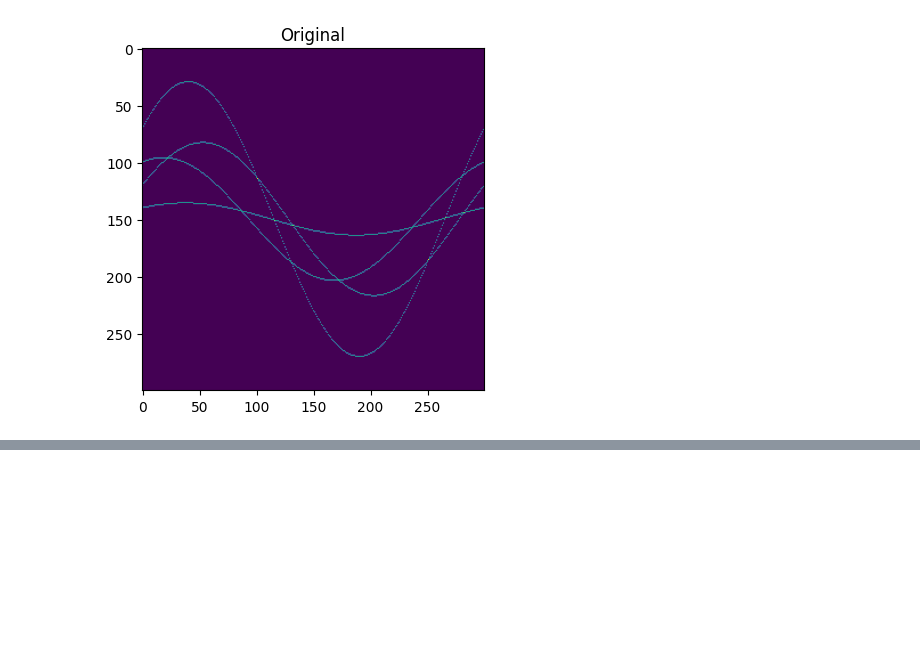
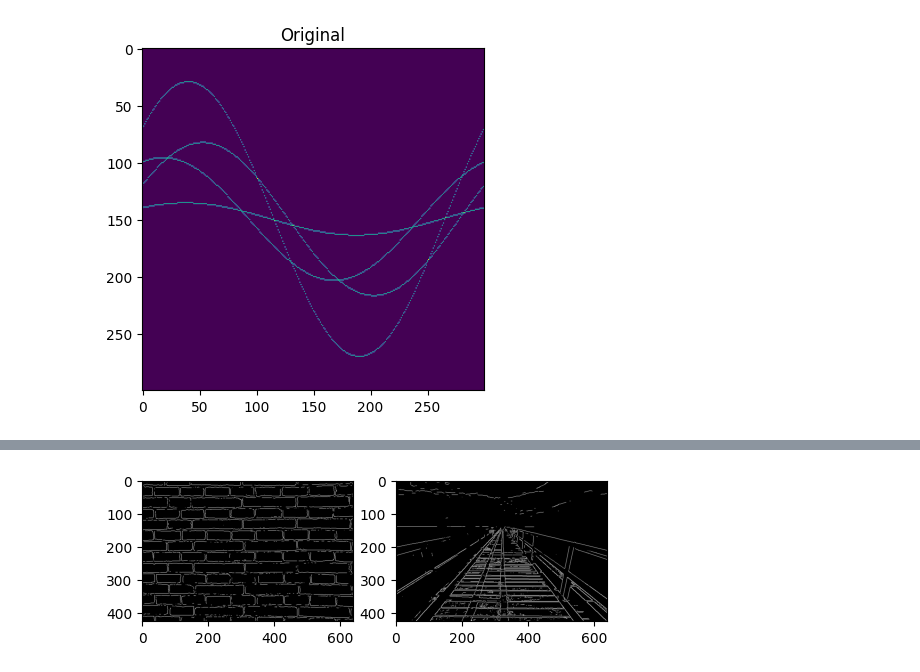
Before and after one commit to theBOSS121/uzassignment3, a Jupyter notebook: exercise3.ipynb, the cells around one changed output, grey strips where cells are left out. Cells and saved outputs as stored; diff of their text form; code cells hidden in the pictures; blank space fills up the shorter version.

```diff
--- a/exercise3.ipynb
+++ b/exercise3.ipynb
@@ -91,0 +261,11 @@ plt.show()
+# %%
+tempEdges4, tempEdgesThinned4 = findedges(temp4, 1, 50)
+tempEdges5, tempEdgesThinned5 = findedges(temp5, 1, 20)
+f = plt.figure(figsize=(6, 4))
+f.add_subplot(1, 2, 1)
+plt.imshow(tempEdgesThinned4, cmap="gray")
+f.add_subplot(1, 2, 2)
+plt.imshow(tempEdgesThinned5, cmap="gray")
+plt.show()
+# %% [output]
+[figure, added]
```
Also changed, not shown: parts of 12 cells of this notebook, 1 other file.
